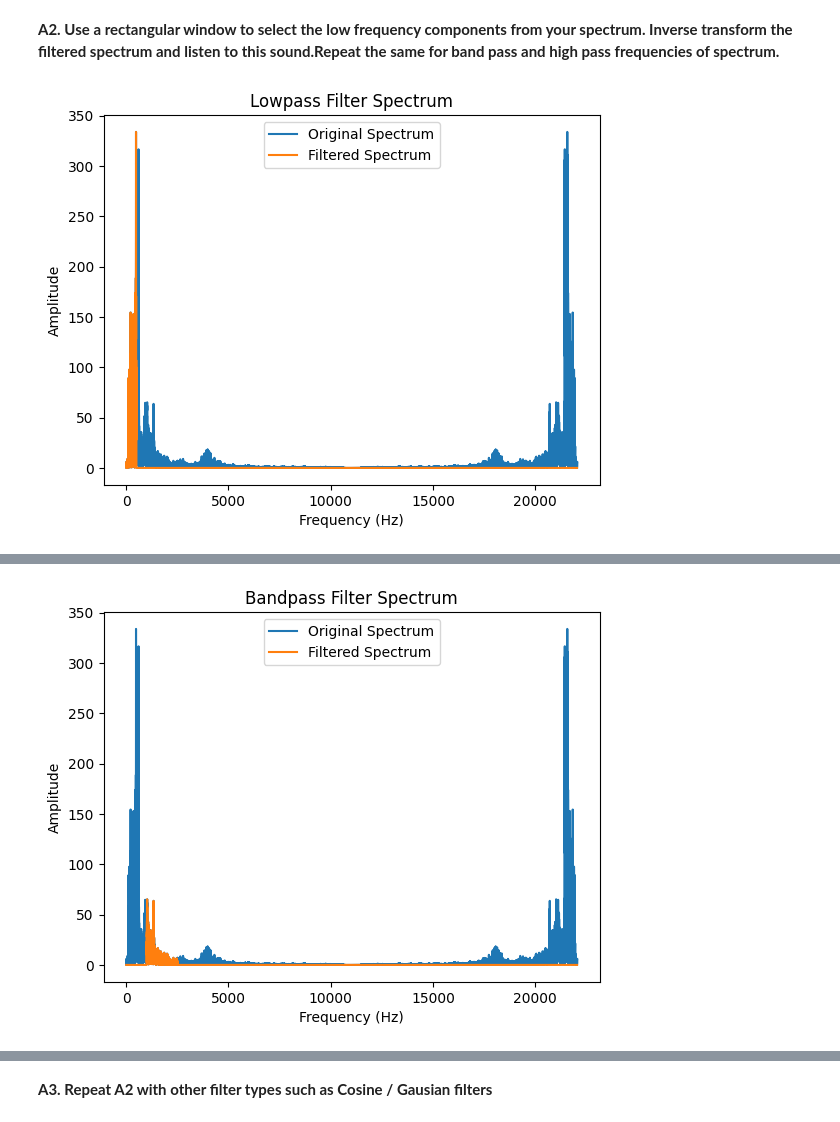
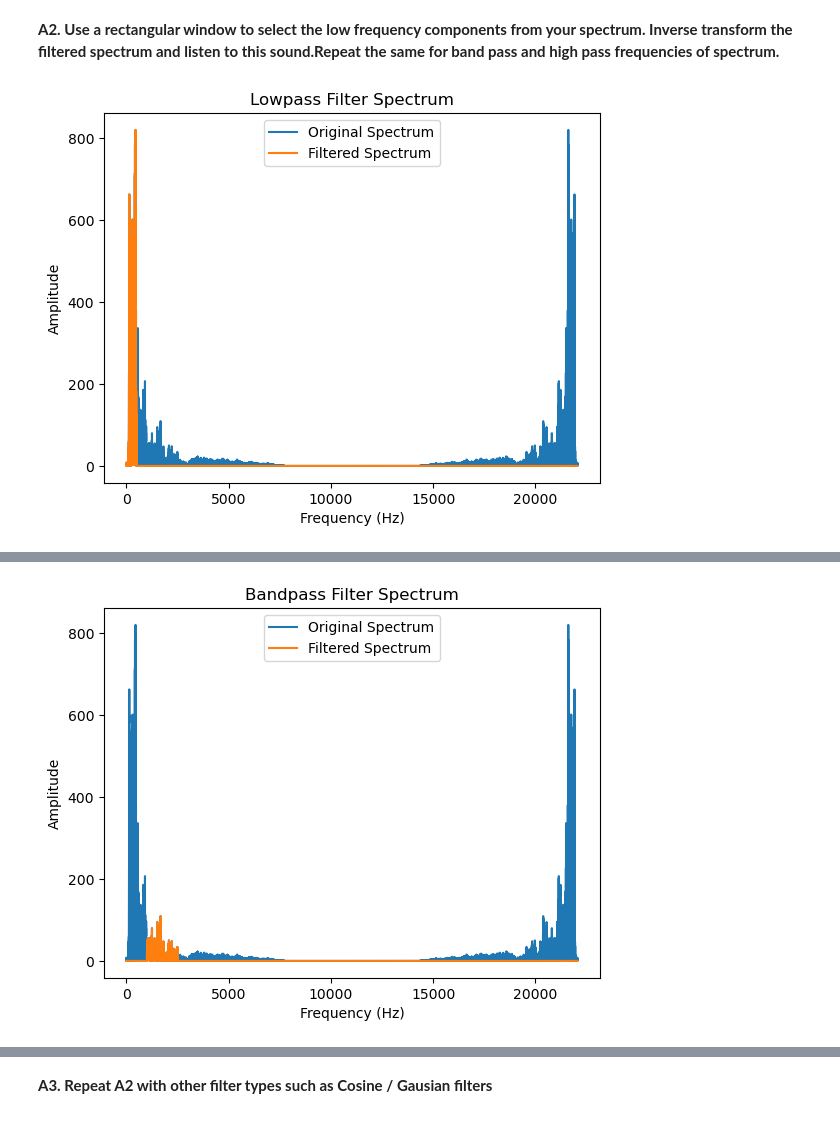
Before and after one commit to TDevendranathReddy/AI-in-Speech-Processing, a Jupyter notebook: LAB-05/21129_lab5.ipynb, the cells around one changed output, grey strips where cells are left out. Saved outputs shown, nothing was run; the diff lists cells and outputs as text; code cells hidden in the pictures.

```diff
--- a/LAB-05/21129_lab5.ipynb
+++ b/LAB-05/21129_lab5.ipynb
@@ -8,8 +8,7 @@ import numpy as np
 import matplotlib.pyplot as plt
 import librosa
 
-# Load the audio file
-audio_file = "Statement.mp3"
+audio_file = "Statement.wav"
 y, sr = librosa.load(audio_file)
 
 Y = np.fft.fft(y)
@@ -53,52 +52,49 @@ plt.show()
 # %%
 import librosa
 import numpy as np
 import matplotlib.pyplot as plt
 from IPython.display import Audio
 
-speech, sr = librosa.load("Statement.mp3")
+speech, sr = librosa.load("Statement.wav")
 
 fft_data = np.fft.fft(speech)
 signal_length = len(fft_data)
 
 def filter_and_play_plot(filter_type, cutoff_freqs=None):
-  window = np.ones(signal_length)
-  if filter_type == "lowpass":
-    window[int(cutoff_freqs[0] * signal_length / sr):] = 0
-  elif filter_type == "highpass":
-    window[:int(cutoff_freqs[0] * signal_length / sr)] = 0
-  elif filter_type == "bandpass":
-    window[:int(cutoff_freqs[0] * signal_length / sr)] = 0
-    window[int(cutoff_freqs[1] * signal_length / sr):] = 0
-  else:
-    print(f"Invalid filter type: {filter_type}")
-    return None
+    # Define the window variable within the function's scope
+    window = np.ones(signal_length)
 
-  filtered_fft = fft_data * window
+    if filter_type == "lowpass":
+        window[int(cutoff_freqs[0] * signal_length / sr):] = 0
+    elif filter_type == "highpass":
+        window[:int(cutoff_freqs[0] * signal_length / sr)] = 0
+    elif filter_type == "bandpass":
+        window[:int(cutoff_freqs[0] * signal_length / sr)] = 0
+        window[int(cutoff_freqs[1] * signal_length / sr):] = 0
+    else:
+        print(f"Invalid filter type: {filter_type}")
+        return None
 
-  freqs = np.arange(0, sr, sr / signal_length)
-  plt.plot(freqs, np.abs(fft_data), label="Original Spectrum")
-  plt.plot(freqs, np.abs(filtered_fft), label="Filtered Spectrum")
-  plt.xlabel("Frequency (Hz)")
-  plt.ylabel("Amplitude")
-  plt.title(f"{filter_type.capitalize()} Filter Spectrum")
-  plt.legend()
-  plt.show()
-
-  filtered_speech = np.real(np.fft.ifft(filtered_fft))
-
-  display(Audio(data=filtered_speech, rate=sr))
-
-  return filtered_speech
-
+    filtered_fft = fft_data * window  # Now the window is defined
+    freqs = np.arange(0, sr, sr / signal_length)
+    plt.plot(freqs, np.abs(fft_data), label="Original Spectrum")
+    plt.plot(freqs, np.abs(filtered_fft), label="Filtered Spectrum")
+    plt.xlabel("Frequency (Hz)")
+    plt.ylabel("Amplitude")
+    plt.title(f"{filter_type.capitalize()} Filter Spectrum")
+    plt.legend()
+    plt.show()
+    filtered_speech = np.real(np.fft.ifft(filtered_fft))
+    display(Audio(data=filtered_speech, rate=sr))
+    return filtered_speech
 
 filtered_low = filter_and_play_plot("lowpass", cutoff_freqs=(500,))
 
 filtered_bandpass = filter_and_play_plot("bandpass", cutoff_freqs=(1000, 2500))
 
 filtered_high = filter_and_play_plot("highpass", cutoff_freqs=(3000,))
 # %% [output]
-[figure, old version]
+[figure, new version]
 [interactive output not drawn]
-[figure, old version]
+[figure, new version]
 [interactive output not drawn]
```
Also changed, not shown: parts of 6 cells of this notebook, 1 other file.
